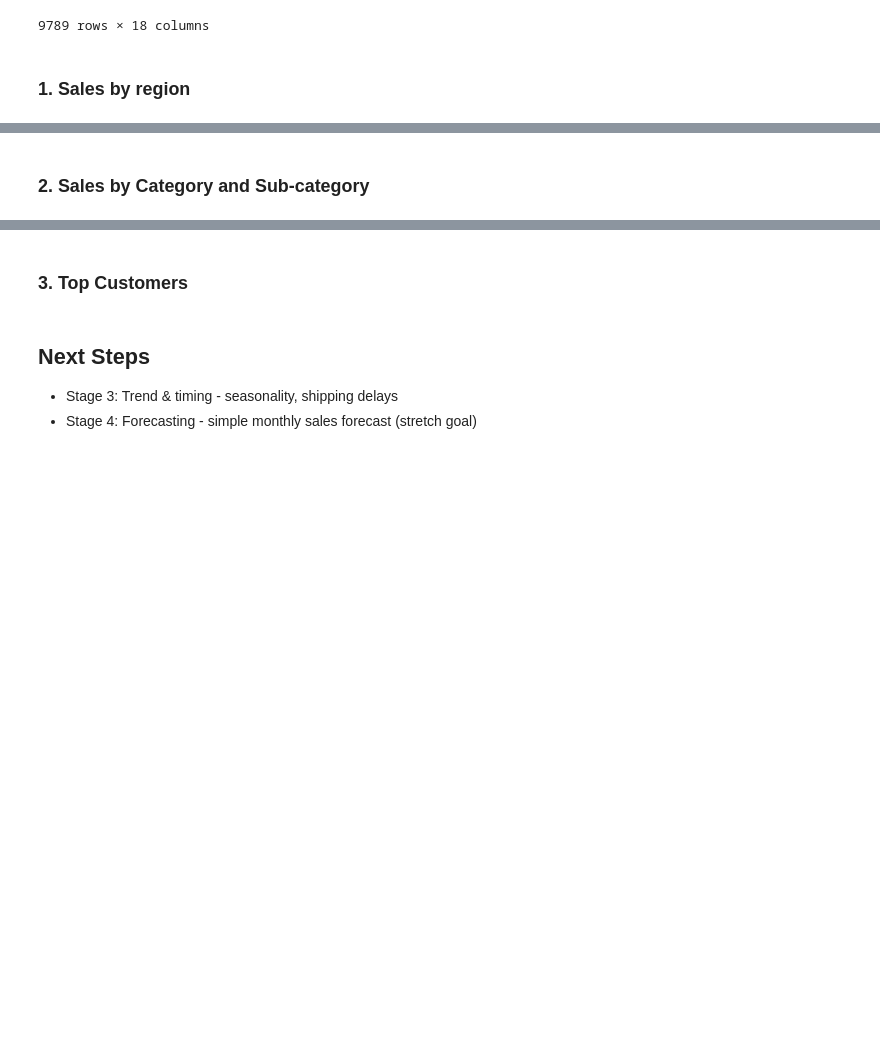
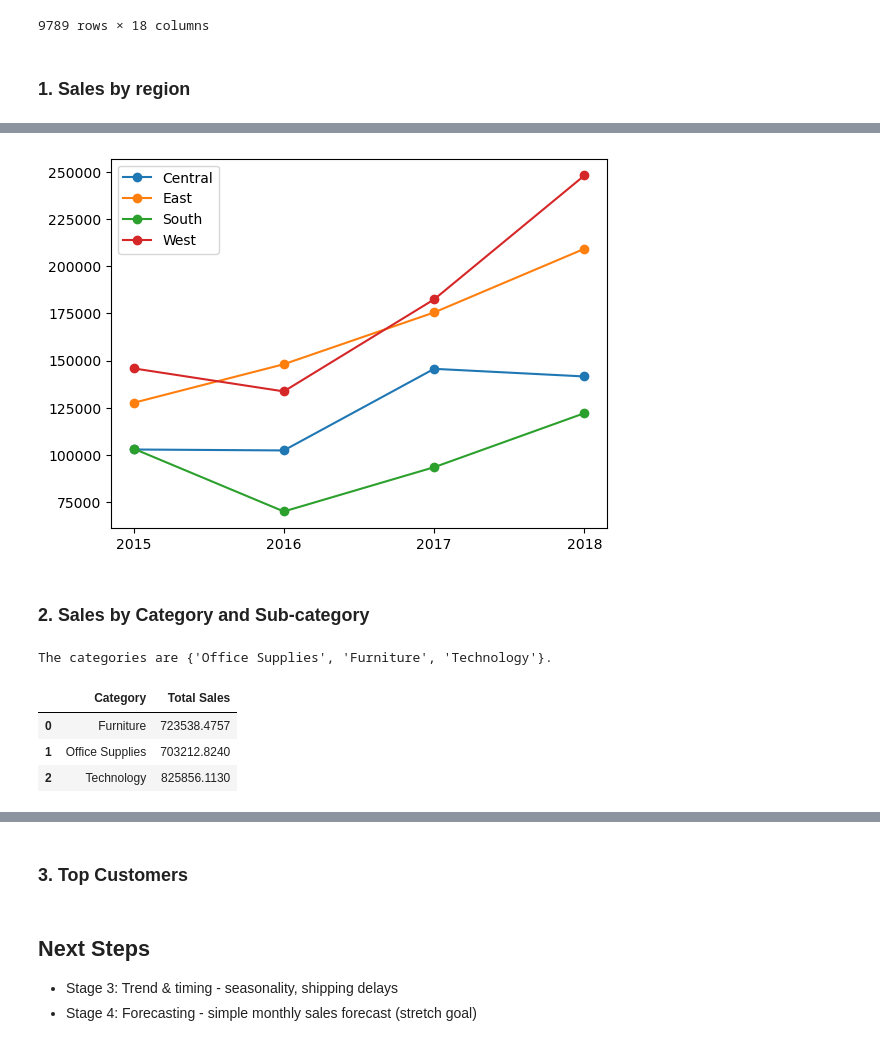
Before and after one commit to ksftima/super-store, a Jupyter notebook: segment_analysis.ipynb, the cells around one changed output, grey strips where cells are left out. Saved outputs shown, nothing was run; the diff lists cells and outputs as text; code cells hidden in the pictures; blank space fills up the shorter version.

```diff
--- a/segment_analysis.ipynb
+++ b/segment_analysis.ipynb
@@ -32,0 +59,14 @@ sales_data
+# %%
+regions = ['Central', 'East', 'South', 'West']
+regional_sales = {}
+
+for r in regions:
+    regional_sales[r] =  sales_data[sales_data['Region'] == r].groupby([sales_data['Order Date'].dt.year.rename('Year')])['Sales'].sum().reset_index()
+# %%
+for r in regions:
+    plt.plot(regional_sales[r]['Year'], regional_sales[r]['Sales'], label=r, marker = 'o')
+plt.legend()
+plt.xticks(regional_sales['Central']['Year'])
+plt.show()
+# %% [output]
+[figure, added]
@@ -33,2 +75,16 @@ sales_data
 # %% [markdown]
 ### 2. Sales by Category and Sub-category
+# %%
+# check categories
+print(f"The categories are {set(sales_data['Category'])}.")
+# %% [output]
+The categories are {'Office Supplies', 'Furniture', 'Technology'}.
+# %%
+category_sales = sales_data.groupby(sales_data['Category'])['Sales'].sum().reset_index()
+category_sales.columns = ['Category', 'Total Sales']
+category_sales
+# %% [output]
+|  | Category | Total Sales |
+| 0 | Furniture | 723538.4757 |
+| 1 | Office Supplies | 703212.8240 |
+| 2 | Technology | 825856.1130 |
```
Also changed, not shown: parts of 7 cells of this notebook.
